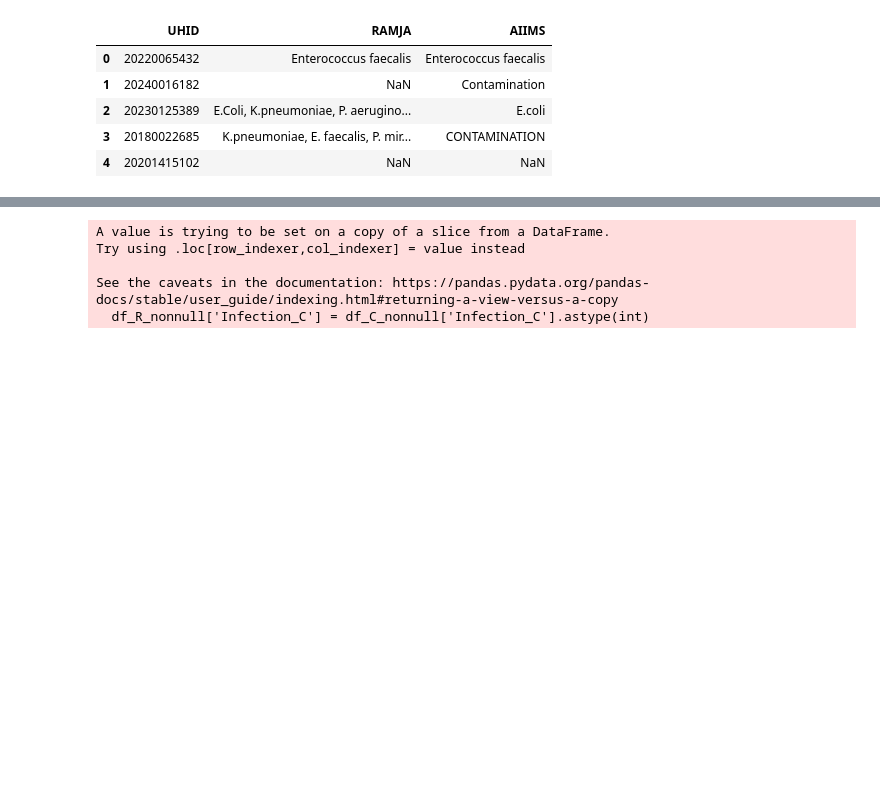
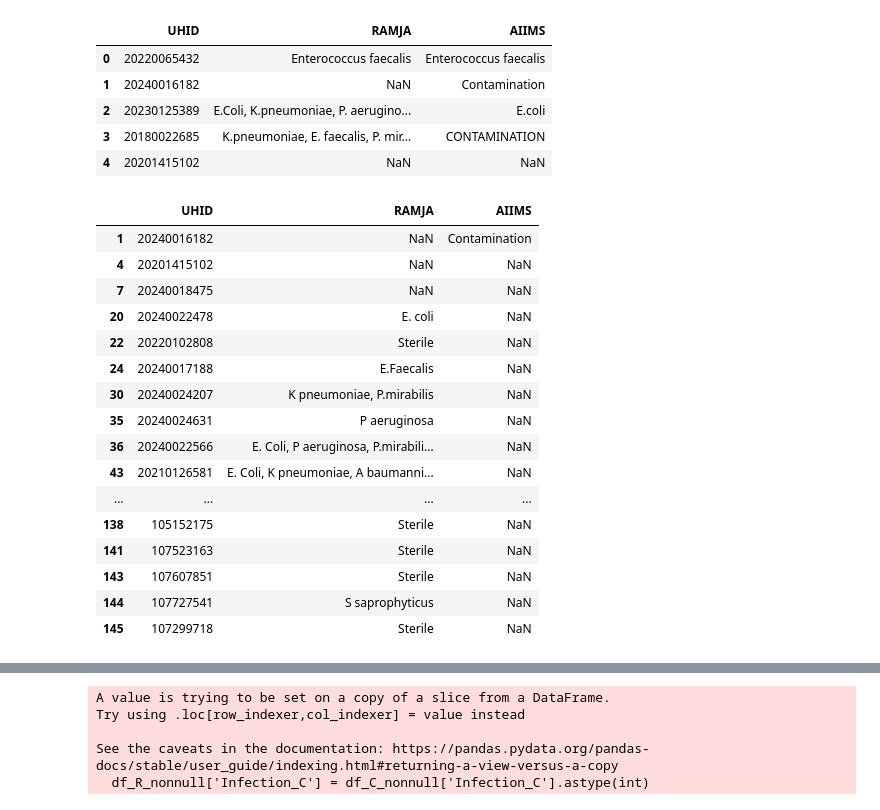
Before and after one commit to neeliit/DiagnosticsPy, a Jupyter notebook: comparision.ipynb, the cells around one changed output, grey strips where cells are left out. Saved outputs shown, nothing was run; the diff lists cells and outputs as text; code cells hidden in the pictures; blank space fills up the shorter version.

```diff
--- a/comparision.ipynb
+++ b/comparision.ipynb
@@ -15,0 +18,21 @@ data.head()
+# %%
+df_nan = data[data[['RAMJA', 'AIIMS']].isna().any(axis=1)]
+df_nan
+# %% [output]
+|  | UHID | RAMJA | AIIMS |
+| 1 | 20240016182 | NaN | Contamination |
+| 4 | 20201415102 | NaN | NaN |
+| 7 | 20240018475 | NaN | NaN |
+| 20 | 20240022478 | E. coli | NaN |
+| 22 | 20220102808 | Sterile | NaN |
+| 24 | 20240017188 | E.Faecalis | NaN |
+| 30 | 20240024207 | K pneumoniae, P.mirabilis | NaN |
+| 35 | 20240024631 | P aeruginosa | NaN |
+| 36 | 20240022566 | E. Coli, P aeruginosa, P.mirabili... | NaN |
+| 43 | 20210126581 | E. Coli, K pneumoniae, A baumanni... | NaN |
+| ... | ... | ... | ... |
+| 138 | 105152175 | Sterile | NaN |
+| 141 | 107523163 | Sterile | NaN |
+| 143 | 107607851 | Sterile | NaN |
+| 144 | 107727541 | S saprophyticus | NaN |
+| 145 | 107299718 | Sterile | NaN |
```
Also changed, not shown: parts of 10 cells of this notebook, 1 other file.
